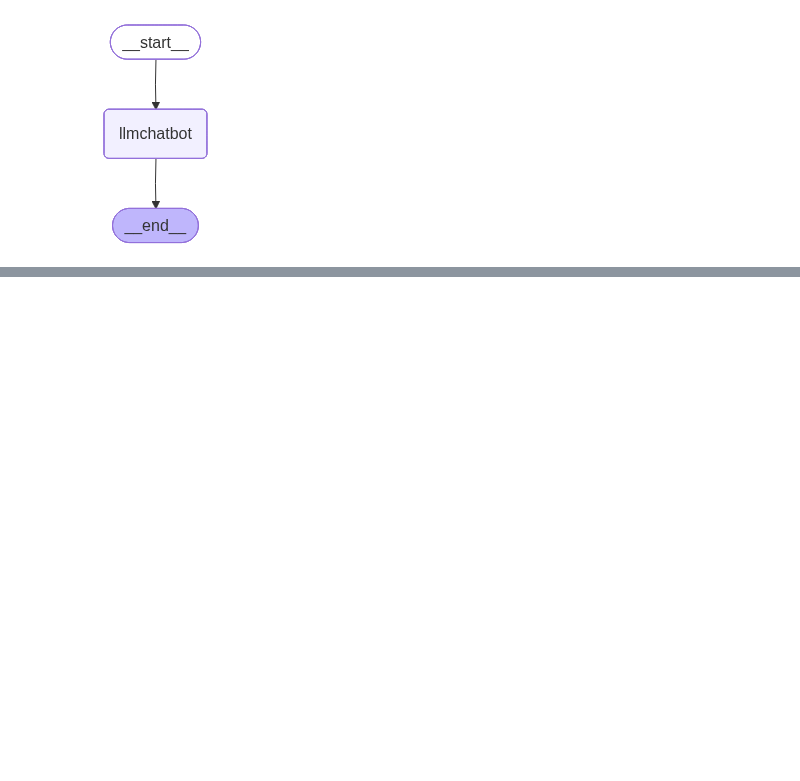
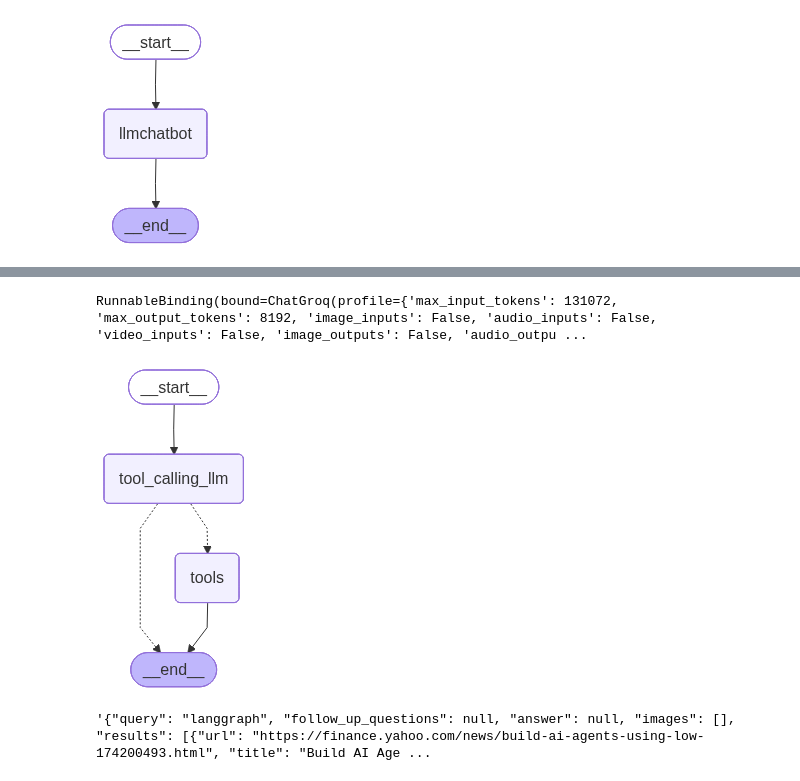
Before and after one commit to Sandeep-singh-99/langchain-crash-course, a Jupyter notebook: Agentic-Langgraph-Course/1-BasicChatbot/chatbot.ipynb, the cells around one changed output, grey strips where cells are left out. Saved outputs shown, nothing was run; the diff lists cells and outputs as text; code cells hidden in the pictures; blank space fills up the shorter version.

```diff
--- a/Agentic-Langgraph-Course/1-BasicChatbot/chatbot.ipynb
+++ b/Agentic-Langgraph-Course/1-BasicChatbot/chatbot.ipynb
@@ -30,3 +23,0 @@ ChatGroq(profile={'max_input_tokens': 8192, 'max_output_tokens': 8192, 'image_in
-# %%
-llm=init_chat_model("groq:llama3-8b-8192")
-llm
@@ -67,0 +63,6 @@ NameError: name 'response' is not defined
+# %%
+from langchain_tavily import TavilySearch
+
+tool = TavilySearch(max_results=2)
+
+tool.invoke("What is langgraph?")
@@ -67,0 +103,42 @@ NameError: name 'response' is not defined
+# %%
+tools = [tool, multiply]
+# %%
+llm_with_tools = llm.bind_tools(tools)
+# %%
+llm_with_tools
+# %% [output]
+RunnableBinding(bound=ChatGroq(profile={'max_input_tokens': 131072, 'max_output_tokens': 8192, 'image_inputs': False, 'audio_inputs': False, 'video_inputs': False, 'image_outputs': False, 'audio_outpu ...
+# %%
+from langgraph.graph import StateGraph, START, END
+from langgraph.prebuilt import ToolNode
+from langgraph.prebuilt import tools_condition
+
+
+## Node definition
+def tool_calling_llm(state: State):
+    return {"messages": [llm_with_tools.invoke(state["messages"])]}
+
+
+## Grpah
+builder = StateGraph(State)
+builder.add_node("tool_calling_llm", tool_calling_llm)
+builder.add_node("tools", ToolNode(tools))
+
+## Add Edges
+builder.add_edge(START, "tool_calling_llm")
+builder.add_conditional_edges(
+    "tool_calling_llm",
+    # If the latest message (result) from assistant is a tool call -> tools_condition routes to tools
+    # If the latest message (result) from assistant is a not a tool call -> tools_condition routes to END
+    tools_condition,
+)
+builder.add_edge("tools", END)
+
+## compile the graph
+graph = builder.compile()
+
+from IPython.display import Image, display
+
+display(Image(graph.get_graph().draw_mermaid_png()))
+# %% [output]
+[figure, added]
@@ -67,0 +147,4 @@ NameError: name 'response' is not defined
+# %%
+response["messages"][-1].content
+# %% [output]
+'{"query": "langgraph", "follow_up_questions": null, "answer": null, "images": [], "results": [{"url": "https://finance.yahoo.com/news/build-ai-agents-using-low-174200493.html", "title": "Build AI Age ...
```
Also changed, not shown: parts of 38 cells of this notebook, 1 other file.
